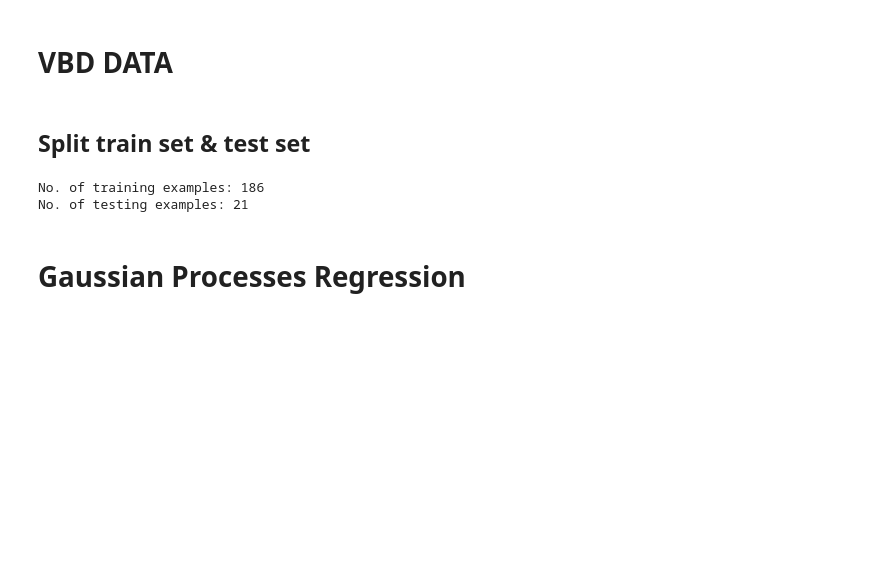
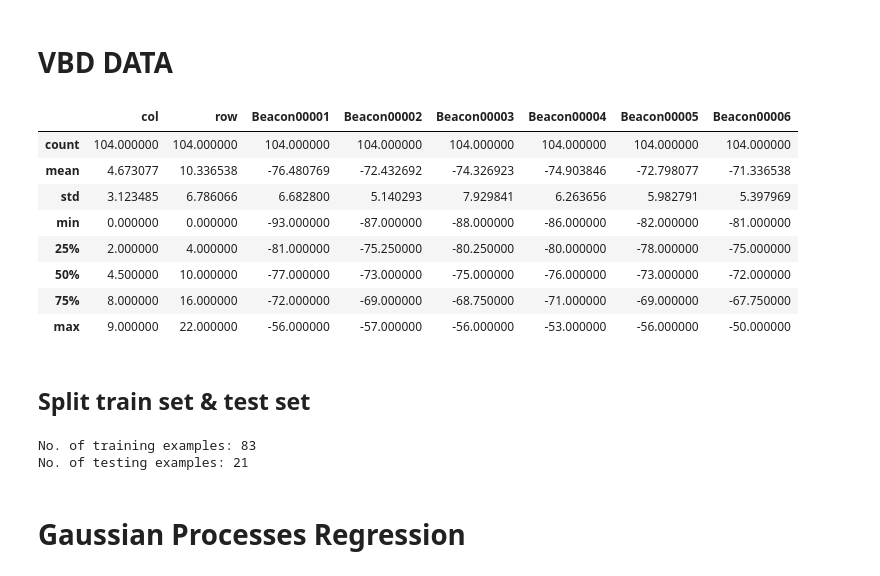
Before and after one commit to thanhhuynhk17/radiomap, a Jupyter notebook: GPR.ipynb, the cells around one changed output. Drawn from its saved outputs; the diff is of its cells as text; code cells hidden in the pictures; blank space fills up the shorter version.

```diff
--- a/GPR.ipynb
+++ b/GPR.ipynb
@@ -42,16 +43,32 @@ def preprocess_data(raw_data='training-vbd-floor3.json', beacons=beacons):
 
 # convert to dataframe
 rssi_dataset_df = preprocess_data()
+# %%
+# rssi_dataset_df = rssi_dataset_df[rssi_dataset_df.col<10]
+# rssi_dataset_df = rssi_dataset_df[rssi_dataset_df.row<23]
+# rssi_dataset_df = rssi_dataset_df[(rssi_dataset_df.row%2==0) | (rssi_dataset_df.row==0)]
+# rssi_dataset_df = rssi_dataset_df[(rssi_dataset_df.col%2==1) | (rssi_dataset_df.col==0)]
+rssi_dataset_df.describe()
+# %% [output]
+|  | col | row | Beacon00001 | Beacon00002 | Beacon00003 | Beacon00004 | Beacon00005 | Beacon00006 |
+| count | 104.000000 | 104.000000 | 104.000000 | 104.000000 | 104.000000 | 104.000000 | 104.000000 | 104.000000 |
+| mean | 4.673077 | 10.336538 | -76.480769 | -72.432692 | -74.326923 | -74.903846 | -72.798077 | -71.336538 |
+| std | 3.123485 | 6.786066 | 6.682800 | 5.140293 | 7.929841 | 6.263656 | 5.982791 | 5.397969 |
+| min | 0.000000 | 0.000000 | -93.000000 | -87.000000 | -88.000000 | -86.000000 | -82.000000 | -81.000000 |
+| 25% | 2.000000 | 4.000000 | -81.000000 | -75.250000 | -80.250000 | -80.000000 | -78.000000 | -75.000000 |
+| 50% | 4.500000 | 10.000000 | -77.000000 | -73.000000 | -75.000000 | -76.000000 | -73.000000 | -72.000000 |
+| 75% | 8.000000 | 16.000000 | -72.000000 | -69.000000 | -68.750000 | -71.000000 | -69.000000 | -67.750000 |
+| max | 9.000000 | 22.000000 | -56.000000 | -57.000000 | -56.000000 | -53.000000 | -56.000000 | -50.000000 |
 # %% [markdown]
 ## Split train set & test set
 # %%
-training_data = rssi_dataset_df.sample(frac=0.9, random_state=10)
+training_data = rssi_dataset_df.sample(frac=0.8, random_state=100)
 testing_data = rssi_dataset_df.drop(training_data.index)
 
 print(f"No. of training examples: {training_data.shape[0]}")
 print(f"No. of testing examples: {testing_data.shape[0]}")
 # %% [output]
-No. of training examples: 186
+No. of training examples: 83
 No. of testing examples: 21
 # %% [markdown]
 # Gaussian Processes Regression
```
Also changed, not shown: parts of 4 cells of this notebook, 25 other files.
